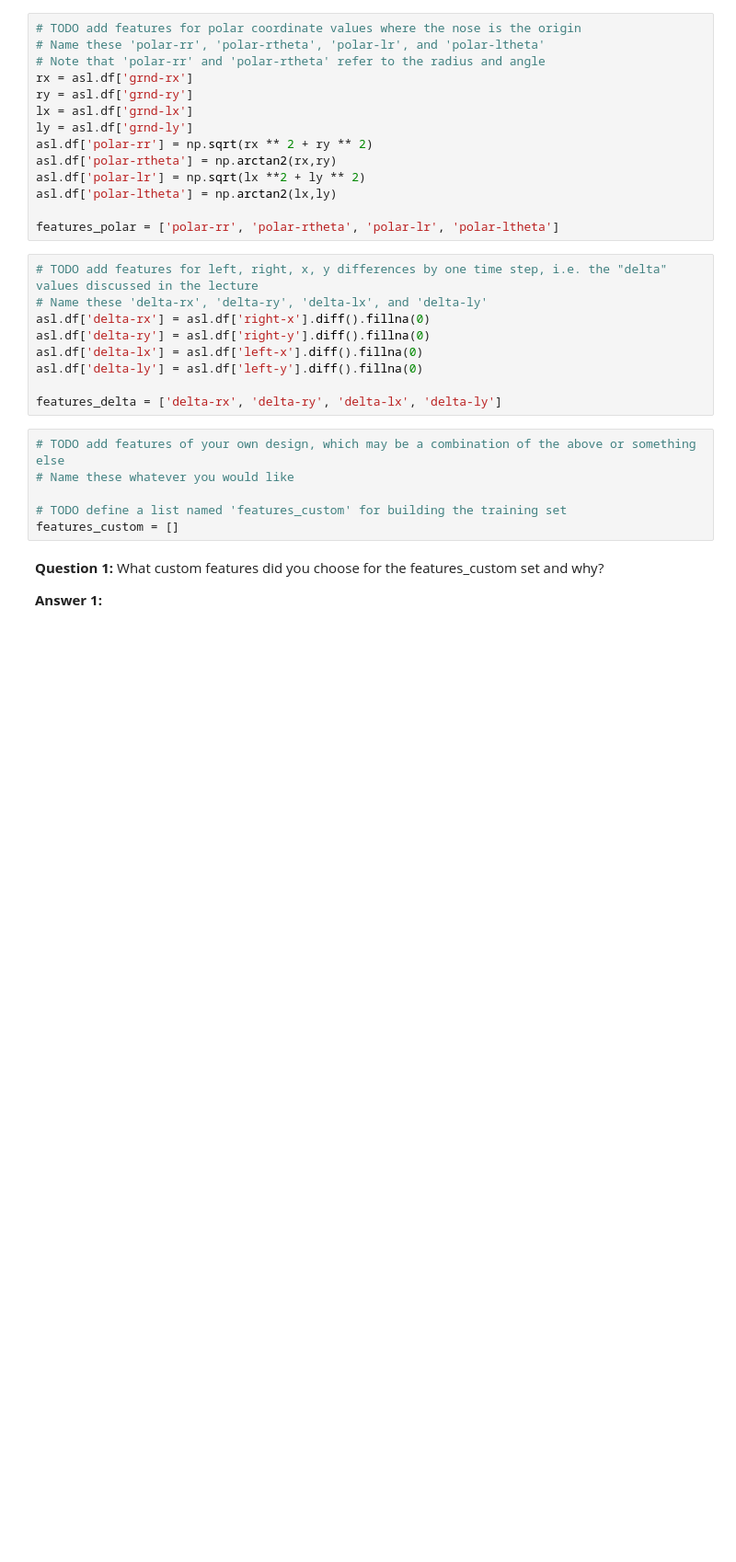
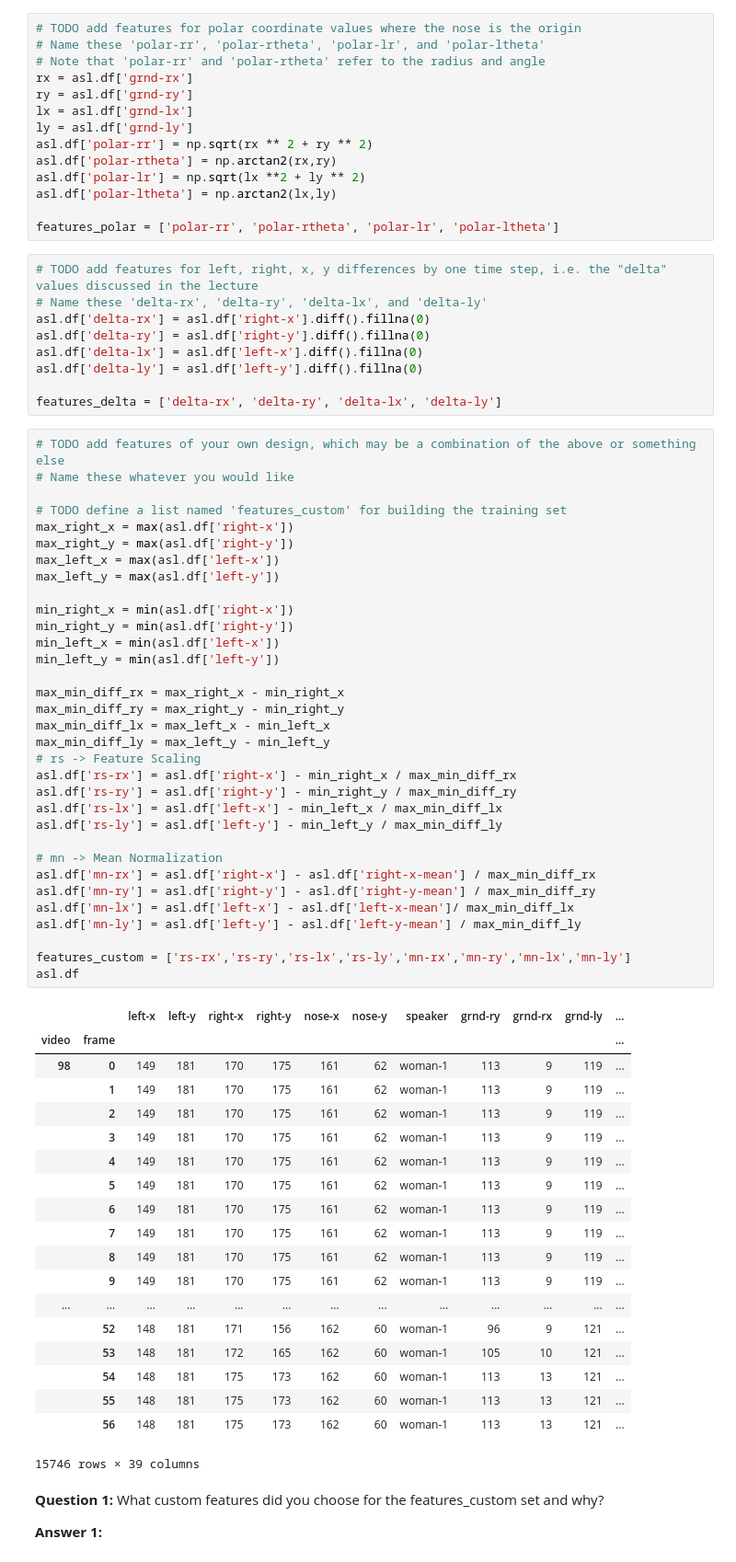
Before and after one commit to vasumaniram/AIND, a Jupyter notebook: AIND-Recognizer/asl_recognizer.ipynb, the cells around one changed output. Shown at 92% size. Saved outputs shown, nothing was run; the diff lists cells and outputs as text; blank space fills up the shorter version.

```diff
--- a/AIND-Recognizer/asl_recognizer.ipynb
+++ b/AIND-Recognizer/asl_recognizer.ipynb
@@ -250,12 +250,59 @@ asl.df['delta-lx'] = asl.df['left-x'].diff().fillna(0)
 asl.df['delta-ly'] = asl.df['left-y'].diff().fillna(0)
 
 features_delta = ['delta-rx', 'delta-ry', 'delta-lx', 'delta-ly']
-# %%
-# TODO add features of your own design, which may be a combination of the above or something else
-# Name these whatever you would like
-
-# TODO define a list named 'features_custom' for building the training set
-features_custom = []
+# %%
+# TODO add features of your own design, which may be a combination of the above or something else
+# Name these whatever you would like
+
+# TODO define a list named 'features_custom' for building the training set
+max_right_x = max(asl.df['right-x'])
+max_right_y = max(asl.df['right-y'])
+max_left_x = max(asl.df['left-x'])
+max_left_y = max(asl.df['left-y'])
+
+min_right_x = min(asl.df['right-x'])
+min_right_y = min(asl.df['right-y'])
+min_left_x = min(asl.df['left-x'])
+min_left_y = min(asl.df['left-y'])
+
+max_min_diff_rx = max_right_x - min_right_x
+max_min_diff_ry = max_right_y - min_right_y
+max_min_diff_lx = max_left_x - min_left_x
+max_min_diff_ly = max_left_y - min_left_y
+# rs -> Feature Scaling
+asl.df['rs-rx'] = asl.df['right-x'] - min_right_x / max_min_diff_rx
+asl.df['rs-ry'] = asl.df['right-y'] - min_right_y / max_min_diff_ry
+asl.df['rs-lx'] = asl.df['left-x'] - min_left_x / max_min_diff_lx
+asl.df['rs-ly'] = asl.df['left-y'] - min_left_y / max_min_diff_ly
+
+# mn -> Mean Normalization
+asl.df['mn-rx'] = asl.df['right-x'] - asl.df['right-x-mean'] / max_min_diff_rx
+asl.df['mn-ry'] = asl.df['right-y'] - asl.df['right-y-mean'] / max_min_diff_ry
+asl.df['mn-lx'] = asl.df['left-x'] - asl.df['left-x-mean']/ max_min_diff_lx
+asl.df['mn-ly'] = asl.df['left-y'] - asl.df['left-y-mean'] / max_min_diff_ly
+
+features_custom = ['rs-rx','rs-ry','rs-lx','rs-ly','mn-rx','mn-ry','mn-lx','mn-ly']
+asl.df
+# %% [output]
+|  |  | left-x | left-y | right-x | right-y | nose-x | nose-y | speaker | grnd-ry | grnd-rx | grnd-ly | ... |
+| video | frame |  |  |  |  |  |  |  |  |  |  | ... |
+| 98 | 0 | 149 | 181 | 170 | 175 | 161 | 62 | woman-1 | 113 | 9 | 119 | ... |
+|  | 1 | 149 | 181 | 170 | 175 | 161 | 62 | woman-1 | 113 | 9 | 119 | ... |
+|  | 2 | 149 | 181 | 170 | 175 | 161 | 62 | woman-1 | 113 | 9 | 119 | ... |
+|  | 3 | 149 | 181 | 170 | 175 | 161 | 62 | woman-1 | 113 | 9 | 119 | ... |
+|  | 4 | 149 | 181 | 170 | 175 | 161 | 62 | woman-1 | 113 | 9 | 119 | ... |
+|  | 5 | 149 | 181 | 170 | 175 | 161 | 62 | woman-1 | 113 | 9 | 119 | ... |
+|  | 6 | 149 | 181 | 170 | 175 | 161 | 62 | woman-1 | 113 | 9 | 119 | ... |
+|  | 7 | 149 | 181 | 170 | 175 | 161 | 62 | woman-1 | 113 | 9 | 119 | ... |
+|  | 8 | 149 | 181 | 170 | 175 | 161 | 62 | woman-1 | 113 | 9 | 119 | ... |
+|  | 9 | 149 | 181 | 170 | 175 | 161 | 62 | woman-1 | 113 | 9 | 119 | ... |
+| ... | ... | ... | ... | ... | ... | ... | ... | ... | ... | ... | ... | ... |
+|  | 52 | 148 | 181 | 171 | 156 | 162 | 60 | woman-1 | 96 | 9 | 121 | ... |
+|  | 53 | 148 | 181 | 172 | 165 | 162 | 60 | woman-1 | 105 | 10 | 121 | ... |
+|  | 54 | 148 | 181 | 175 | 173 | 162 | 60 | woman-1 | 113 | 13 | 121 | ... |
+|  | 55 | 148 | 181 | 175 | 173 | 162 | 60 | woman-1 | 113 | 13 | 121 | ... |
+|  | 56 | 148 | 181 | 175 | 173 | 162 | 60 | woman-1 | 113 | 13 | 121 | ... |
+15746 rows × 39 columns
 # %% [markdown]
 **Question 1:**  What custom features did you choose for the features_custom set and why?
 
```
Also changed, not shown: parts of 11 cells of this notebook, 1 other file.
